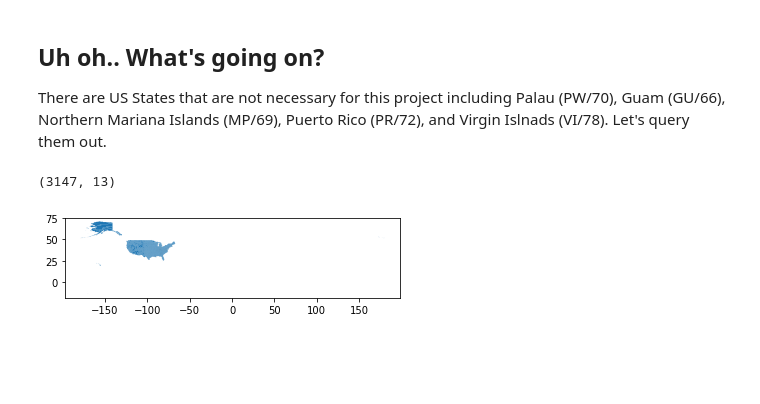
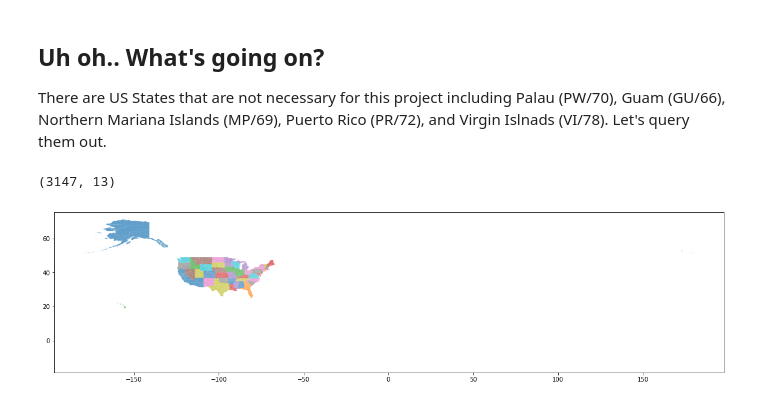
Before and after one commit to katkim0307/COVID-19_Response_Comparison, a Jupyter notebook: us_geodata.ipynb, the cells around one changed output. Saved outputs shown, nothing was run; the diff lists cells and outputs as text; code cells hidden in the pictures; blank space fills up the shorter version.

```diff
--- a/us_geodata.ipynb
+++ b/us_geodata.ipynb
@@ -301,7 +315,11 @@ us_counties_gdf = us_counties_gdf[
 us_counties_gdf.shape
 # %% [output]
 (3147, 13)
-# %%
-us_counties_gdf.plot();
-# %% [output]
-[figure, removed]
+# %%
+us_counties_gdf.plot(
+    figsize=(20, 20),
+    column='STATEFP',
+    alpha=0.7,
+);
+# %% [output]
+[figure, added]
```
Also changed, not shown: parts of 3 cells of this notebook.
